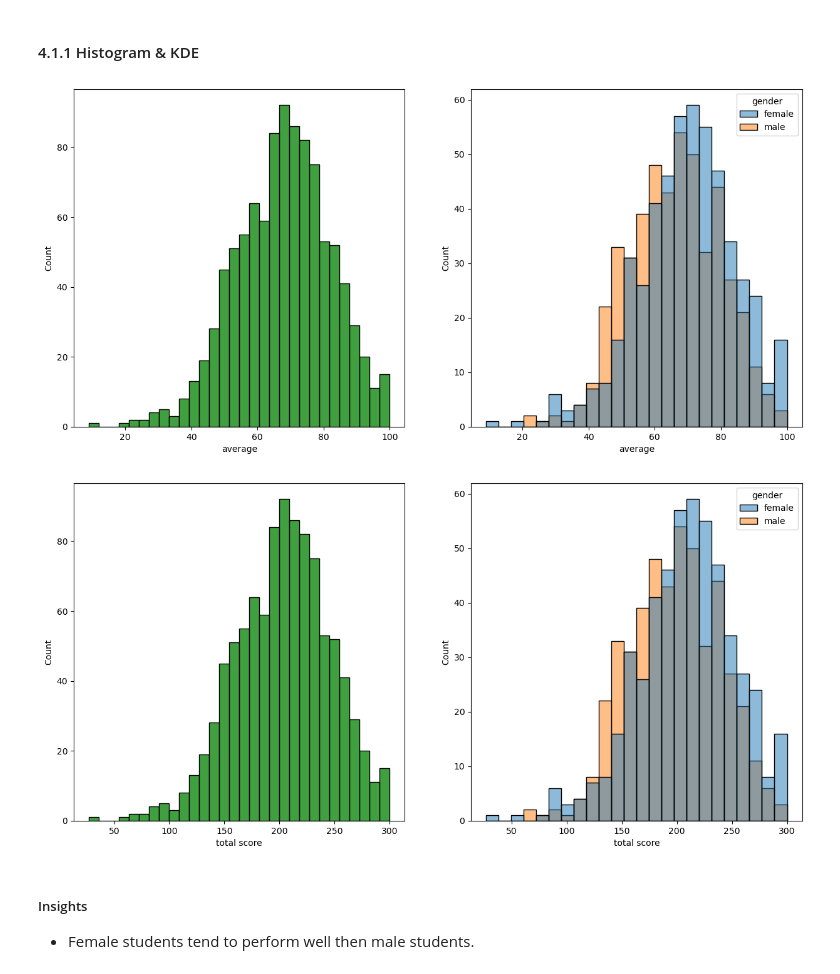
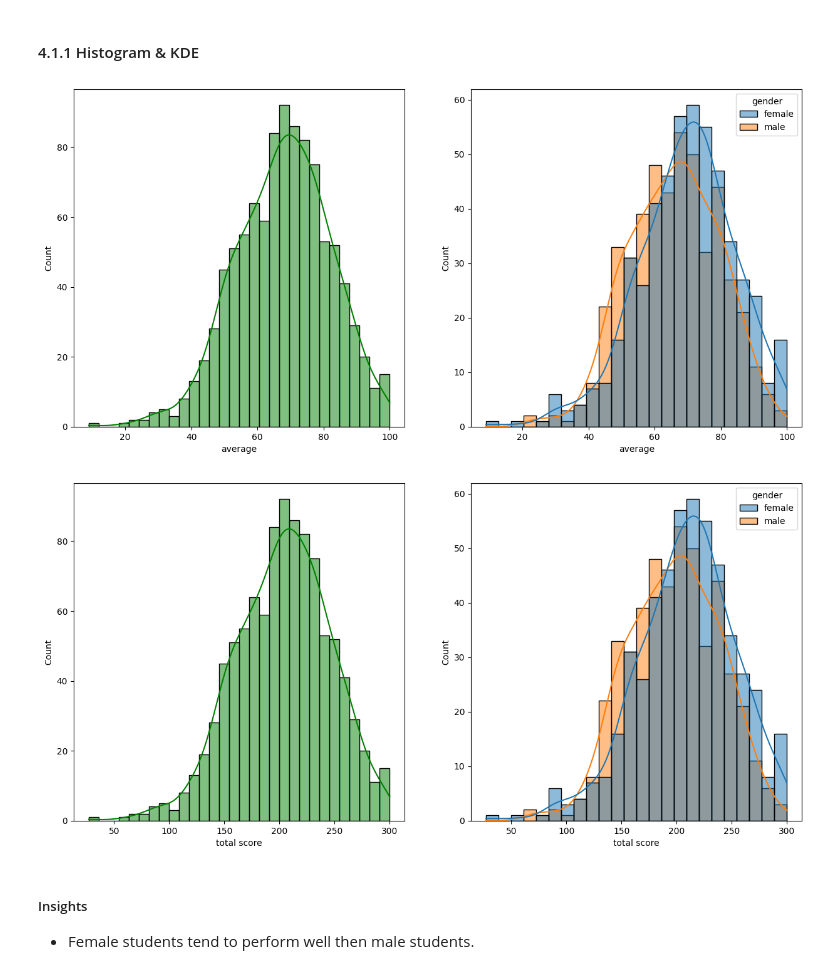
Before and after one commit to matcgoes/mlproject, a Jupyter notebook: notebooks/1 . EDA STUDENT PERFORMANCE .ipynb, the cells around one changed output. Saved outputs shown, nothing was run; the diff lists cells and outputs as text; code cells hidden in the pictures.

```diff
--- a/notebooks/1 . EDA STUDENT PERFORMANCE .ipynb
+++ b/notebooks/1 . EDA STUDENT PERFORMANCE .ipynb
@@ -266,21 +266,21 @@ Number of students with less than 20 marks in Reading: 1
 # %%
 fig, axes = plt.subplots(1,2,figsize=(15,7))
 
-sns.histplot(data=df, ax=axes[0], x='average', bins=30, fill=True, color='g')
+sns.histplot(data=df, ax=axes[0], x='average', bins=30, kde=True, color='g')
 
-sns.histplot(data=df, ax=axes[1], x='average', fill=True, hue='gender')
+sns.histplot(data=df, ax=axes[1], x='average', kde=True, hue='gender')
 plt.show()
 # %% [output]
-[figure, old version]
+[figure, new version]
 # %%
 fig, axes = plt.subplots(1,2,figsize=(15,7))
 
-sns.histplot(data=df, ax=axes[0], x='total score', bins=30, fill=True, color='g')
+sns.histplot(data=df, ax=axes[0], x='total score', bins=30, kde=True, color='g')
 
-sns.histplot(data=df, ax=axes[1], x='total score', fill=True, hue='gender')
+sns.histplot(data=df, ax=axes[1], x='total score', kde=True, hue='gender')
 plt.show()
 # %% [output]
-[figure, old version]
+[figure, new version]
 # %% [markdown]
 #####  Insights
 - Female students tend to perform well then male students.
```
Also changed, not shown: parts of 6 cells of this notebook.
